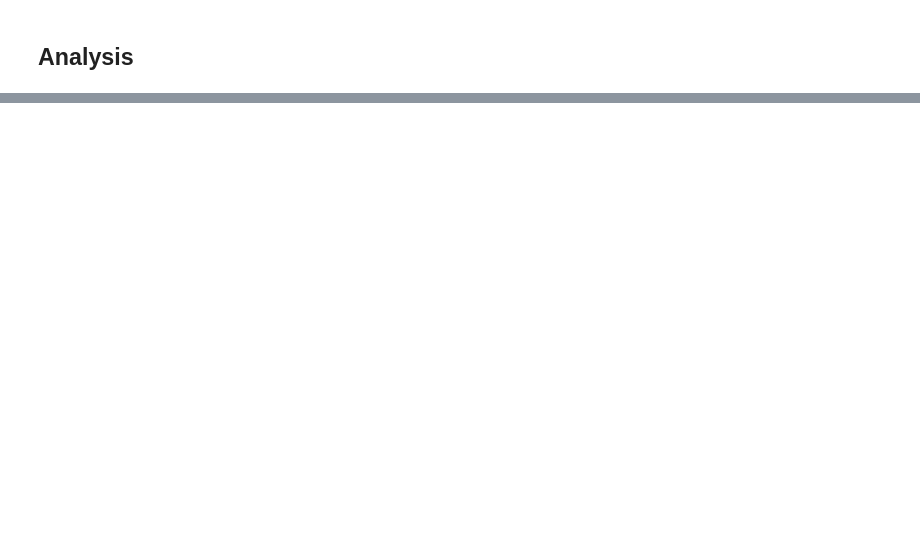
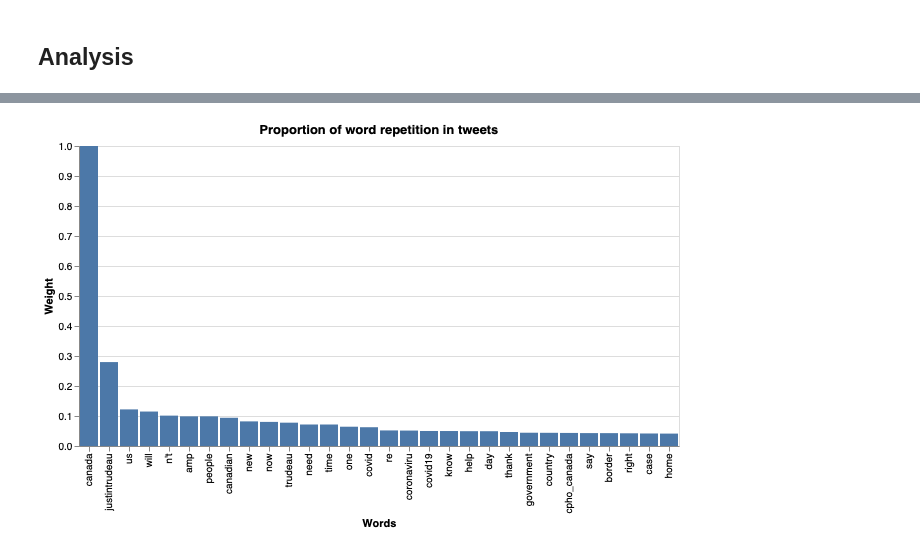
Before and after one commit to vcuspinera/Canada_response_covid, a Jupyter notebook: src/sentiment_analysis.ipynb, the cells around one changed output, grey strips where cells are left out. Cells and saved outputs as stored; diff of their text form; code cells hidden in the pictures; blank space fills up the shorter version.

```diff
--- a/src/sentiment_analysis.ipynb
+++ b/src/sentiment_analysis.ipynb
@@ -121,0 +136,2 @@ plt.savefig("../img/canada_word_cloud.jpg", format="jpg")
+# %%
+df_weights = pd.DataFrame.from_dict(wcloud.words_, orient='index').reset_index().rename(columns={'index':'word', 0:'weight'})
@@ -121,0 +160,9 @@ plt.savefig("../img/canada_word_cloud.jpg", format="jpg")
+# %%
+alt.Chart(df_weights[:30]).mark_bar().encode(
+    x=alt.X('word', sort=df_weights.word.to_list(), title="Words"),
+    y=alt.Y('weight', title="Weight")
+).properties(
+    title="Proportion of word repetition in tweets"
+)
+# %% [output]
+[figure, added]
```
Also changed, not shown: parts of 12 cells of this notebook, 1 other file.
